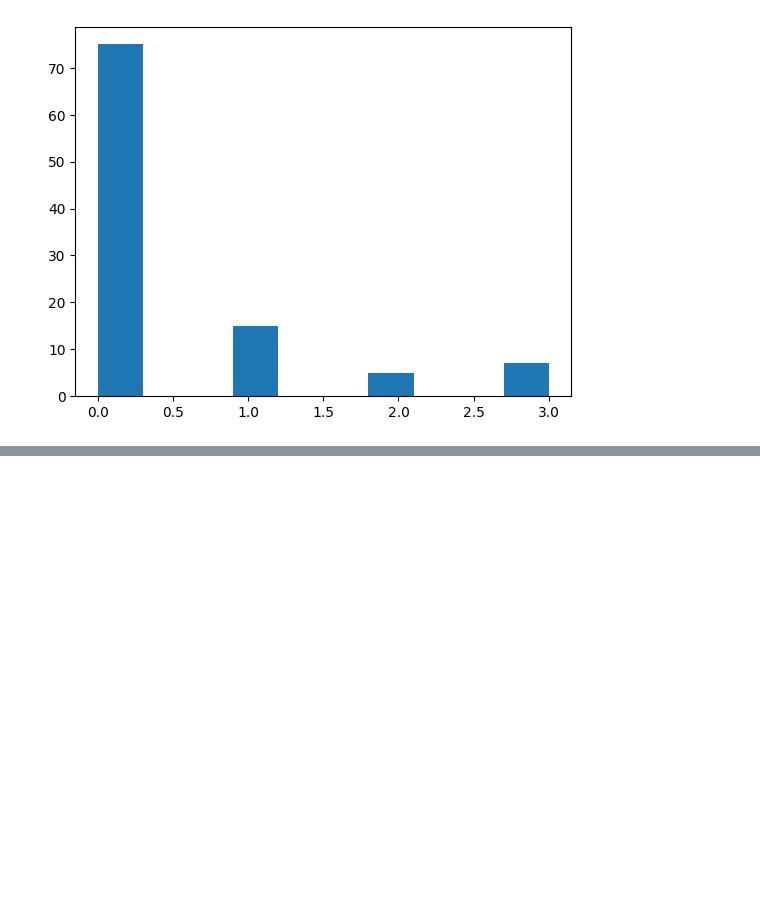
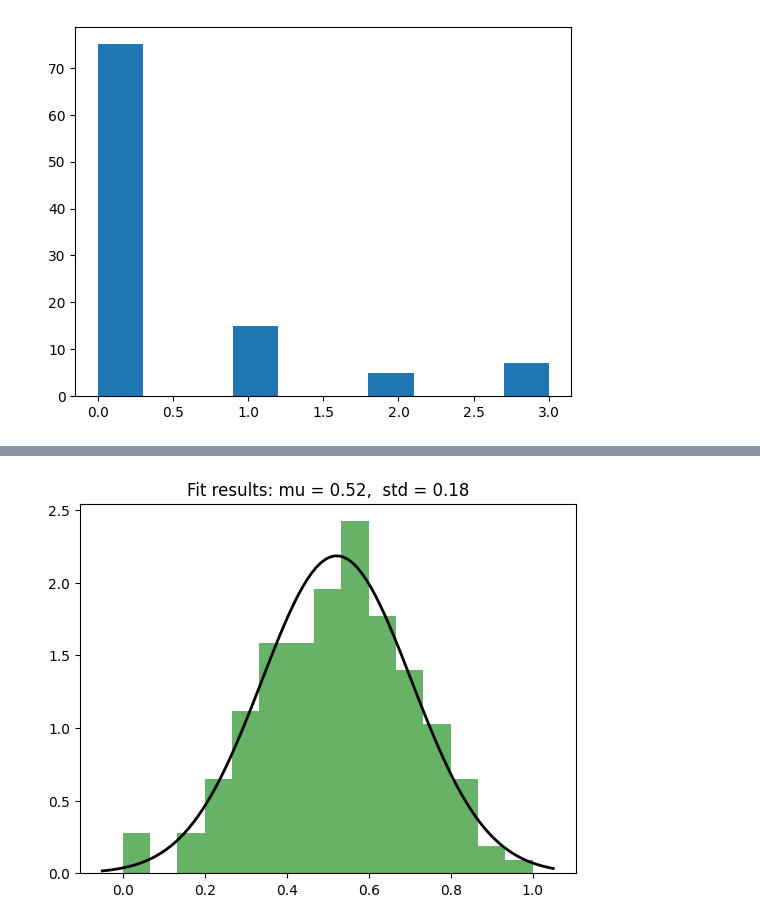
Before and after one commit to edrian-liao/angola-drought, a Jupyter notebook: notebooks/02_drought_severity_index.ipynb, the cells around one changed output, grey strips where cells are left out. Saved outputs shown, nothing was run; the diff lists cells and outputs as text; code cells hidden in the pictures; blank space fills up the shorter version.

```diff
--- a/notebooks/02_drought_severity_index.ipynb
+++ b/notebooks/02_drought_severity_index.ipynb
@@ -507,0 +577,6 @@ plt.hist(ds_index_database.loc[ds_index_database['ADM2_EN'] == 'Bundas (Lumbala-
+# %%
+final_ds_index = []
+for i in range(161): # there are 161 municipalities in Angola
+    mun_name = ds_index_database['ADM2_EN'][i]
+    final_ds_index.append(ds_index_database[ds_index_database['ADM2_EN'] == mun_name]['Drought Severity Index'].sum())
+final_ds_index
@@ -507,0 +603,5 @@ plt.hist(ds_index_database.loc[ds_index_database['ADM2_EN'] == 'Bundas (Lumbala-
+# %%
+shp_path_mun = "../data/external/Angola_municipal"
+shp_mun = gpd.read_file(shp_path_mun)
+shp_mun = shp_mun.to_crs('EPSG:4326')
+shp_mun
@@ -507,0 +624,5 @@ plt.hist(ds_index_database.loc[ds_index_database['ADM2_EN'] == 'Bundas (Lumbala-
+# %%
+shp_mun['Final Drought Severity Index'] = final_ds_index
+# %%
+shp_mun['Final Norm Drought Severity Index'] = normalize(shp_mun['Final Drought Severity Index'], 0, 1)
+shp_mun
@@ -507,0 +643,22 @@ plt.hist(ds_index_database.loc[ds_index_database['ADM2_EN'] == 'Bundas (Lumbala-
+# %%
+import scipy.stats as stats
+
+# Plot the histogram of the data
+data = shp_mun['Final Norm Drought Severity Index']
+plt.hist(data, bins=15, density=True, alpha=0.6, color='g')
+
+# Fit a normal distribution to the data
+mu, std = stats.norm.fit(data)
+
+# Plot the PDF of the fitted normal distribution
+xmin, xmax = plt.xlim()
+x = np.linspace(xmin, xmax, 100)
+p = stats.norm.pdf(x, mu, std)
+plt.plot(x, p, 'k', linewidth=2)
+
+title = "Fit results: mu = %.2f,  std = %.2f" % (mu, std)
+plt.title(title)
+
+plt.show()
+# %% [output]
+[figure, added]
```
Also changed, not shown: parts of 27 cells of this notebook, 5 other files.
